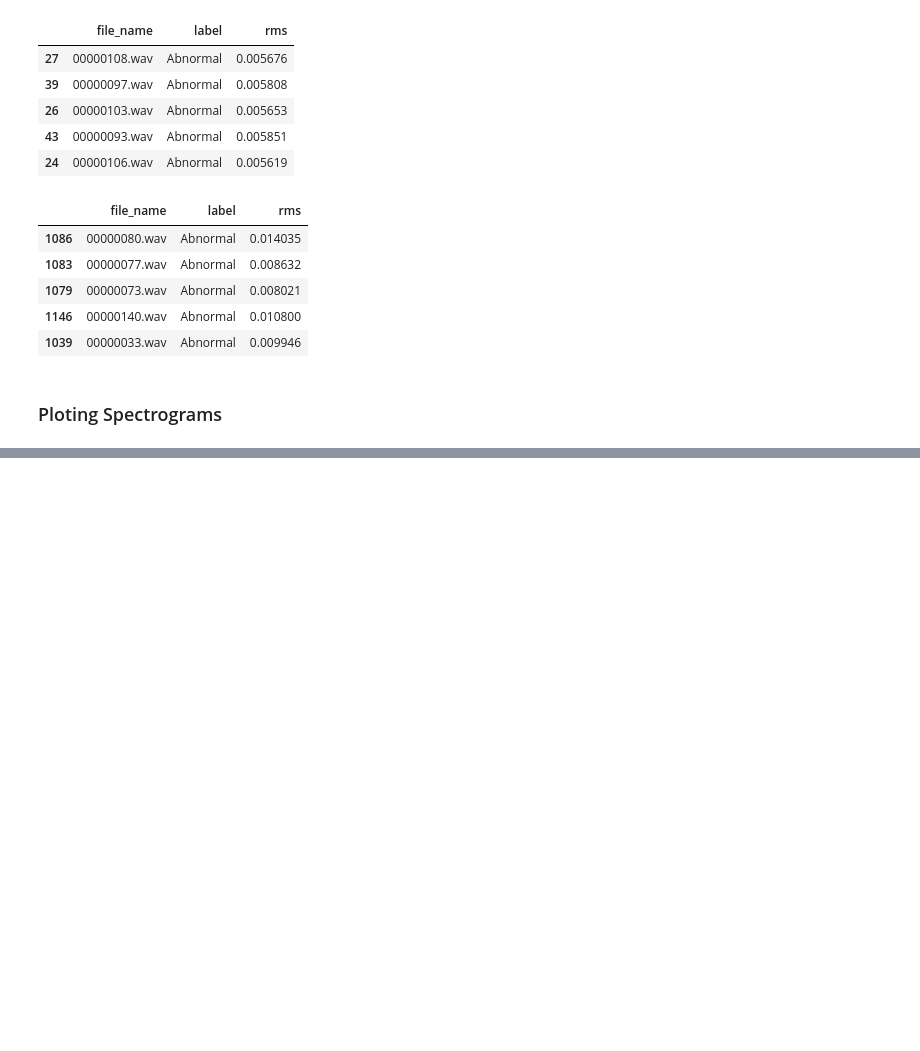
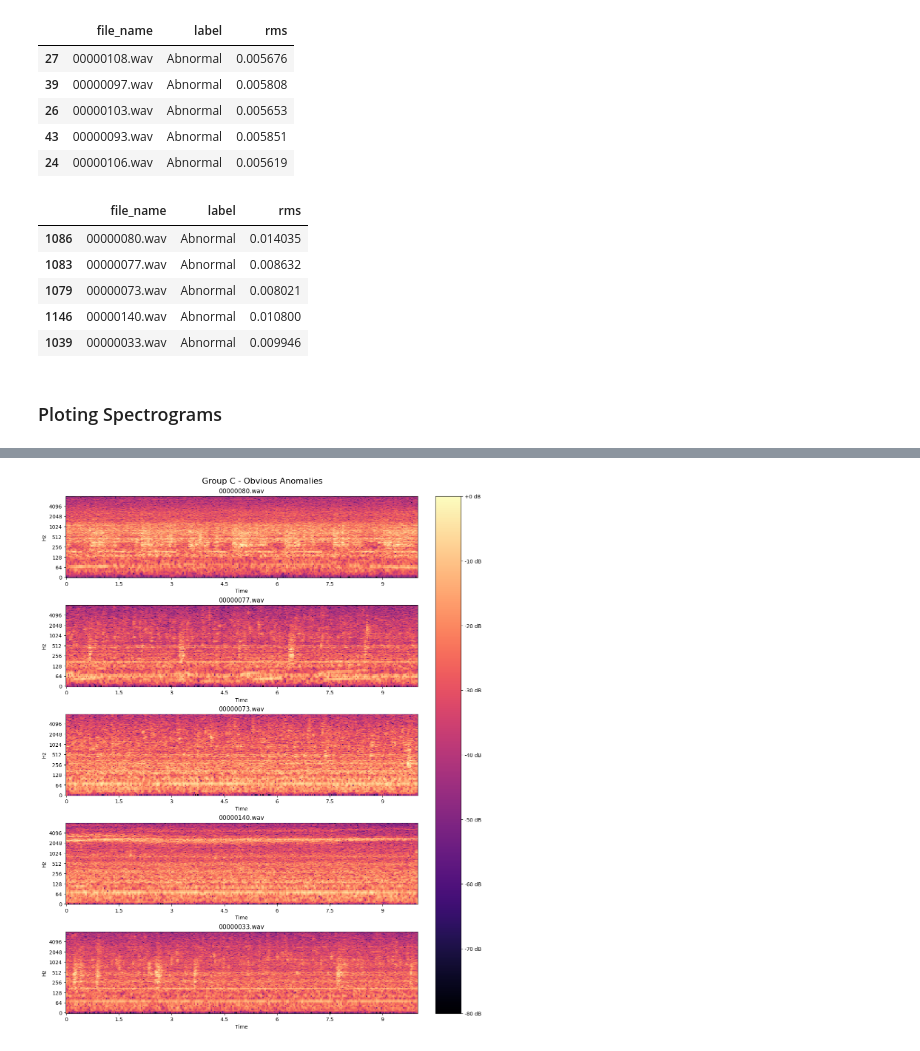
Before and after one commit to Shagun-Thakur/EchoGuard, a Jupyter notebook: notebooks/05_spectrogram_analysis.ipynb, the cells around one changed output, grey strips where cells are left out. Saved outputs shown, nothing was run; the diff lists cells and outputs as text; code cells hidden in the pictures; blank space fills up the shorter version.

```diff
--- a/notebooks/05_spectrogram_analysis.ipynb
+++ b/notebooks/05_spectrogram_analysis.ipynb
@@ -82,0 +92,4 @@ AttributeError: QuadMesh.set() got an unexpected keyword argument 'y_log'
+# %%
+plot_group_spectrograms(dataframe = group_c, folder = abnormal_path, channel = channel, title = "Group C - Obvious Anomalies")
+# %% [output]
+[figure, added]
```
Also changed, not shown: parts of 8 cells of this notebook, 7 other files.
